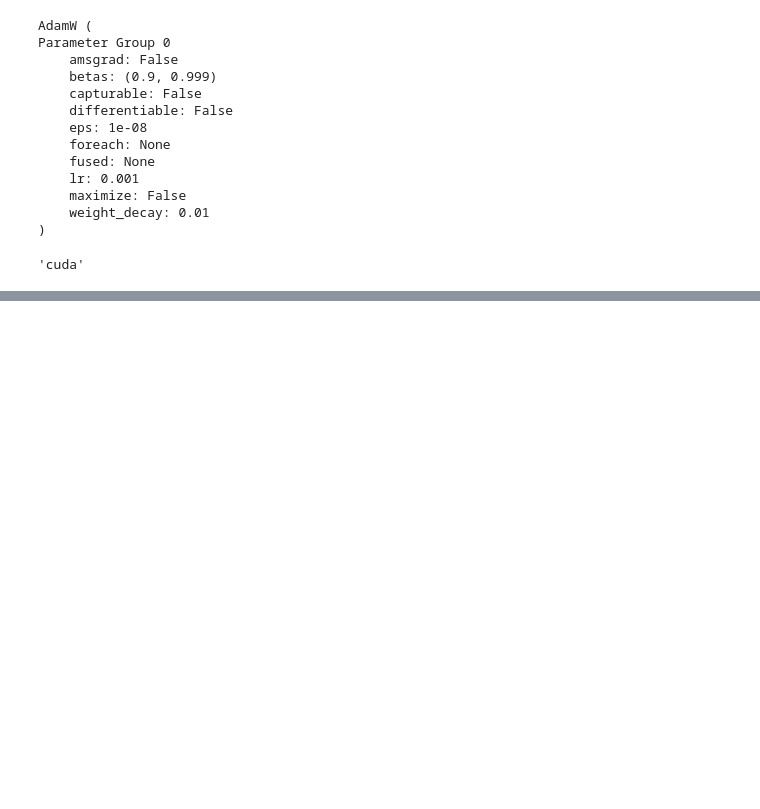
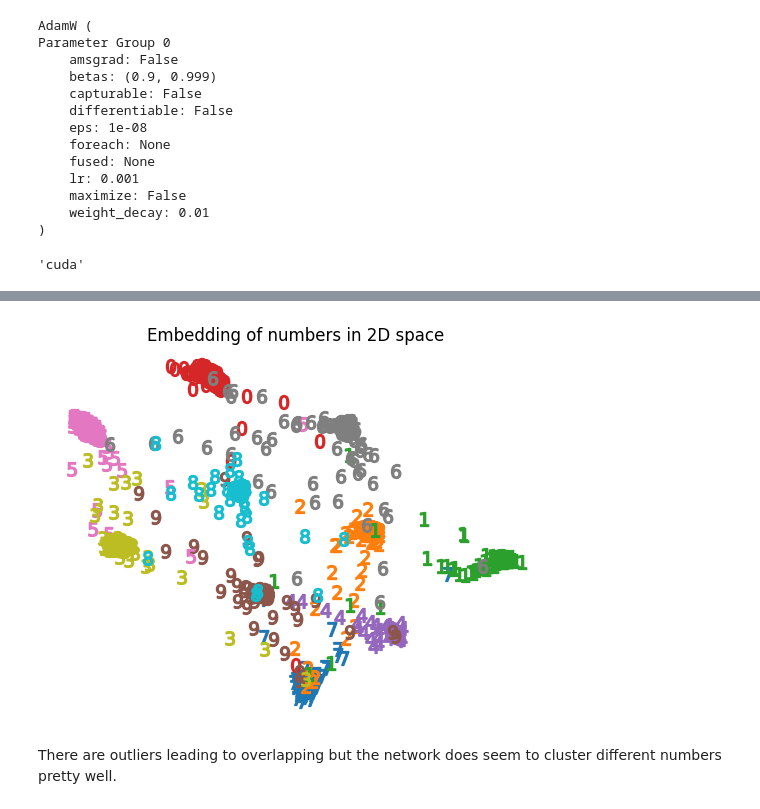
Before and after one commit to Sidharth-Darwin/PyTorch_Programs, a Jupyter notebook: SiameseNetworkMNIST.ipynb, the cells around one changed output, grey strips where cells are left out. Drawn from its saved outputs; the diff is of its cells as text; code cells hidden in the pictures; blank space fills up the shorter version.

```diff
--- a/SiameseNetworkMNIST.ipynb
+++ b/SiameseNetworkMNIST.ipynb
@@ -248,0 +280,14 @@ plt.plot()
+# %%
+X = []
+Y = []
+L = []
+for img, label in test:
+    img = img.to(device).unsqueeze(0)
+    x, y = sn_model.model(img).squeeze()
+    X.append(x.item())
+    Y.append(y.item())
+    L.append(f"${label}$")
+emb_df = pd.DataFrame()
+emb_df["X"] = X
+emb_df["Y"] = Y
+emb_df["Marker"] = L
@@ -248,0 +303,11 @@ plt.plot()
+# %%
+for num in emb_df["Marker"].unique():
+    emb_df_wrt_num = emb_df[emb_df["Marker"]==num]
+    plt.scatter(emb_df_wrt_num["X"], emb_df_wrt_num["Y"], marker=num, s=100)
+plt.title("Embedding of numbers in 2D space")
+plt.axis(False)
+plt.show()
+# %% [output]
+[figure, added]
+# %% [markdown]
+There are outliers leading to overlapping but the network does seem to cluster different numbers pretty well.
```
Also changed, not shown: parts of 7 cells of this notebook.
